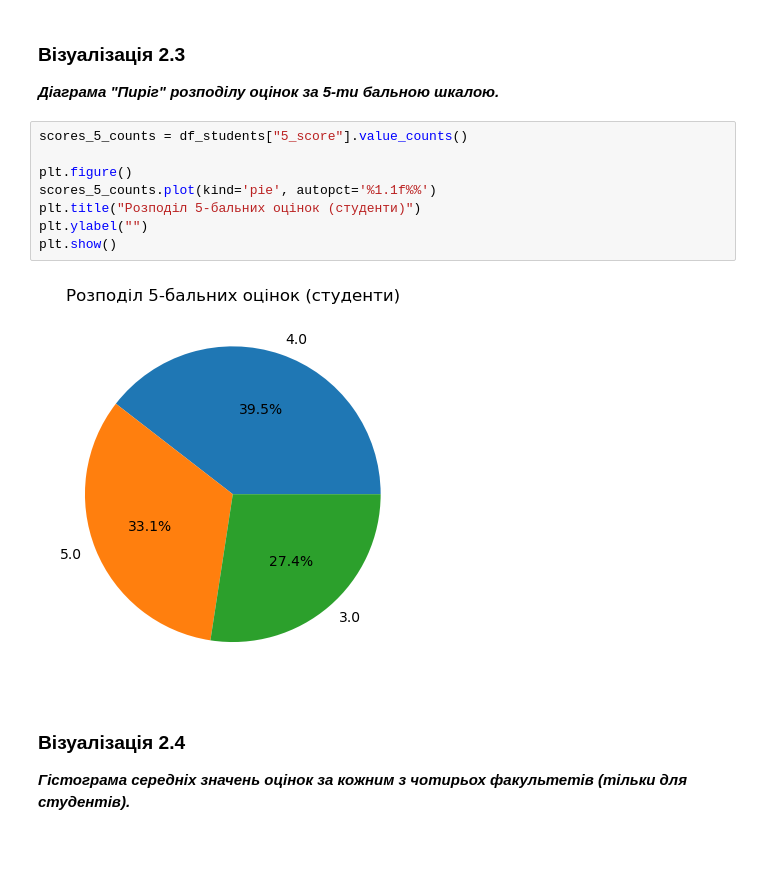
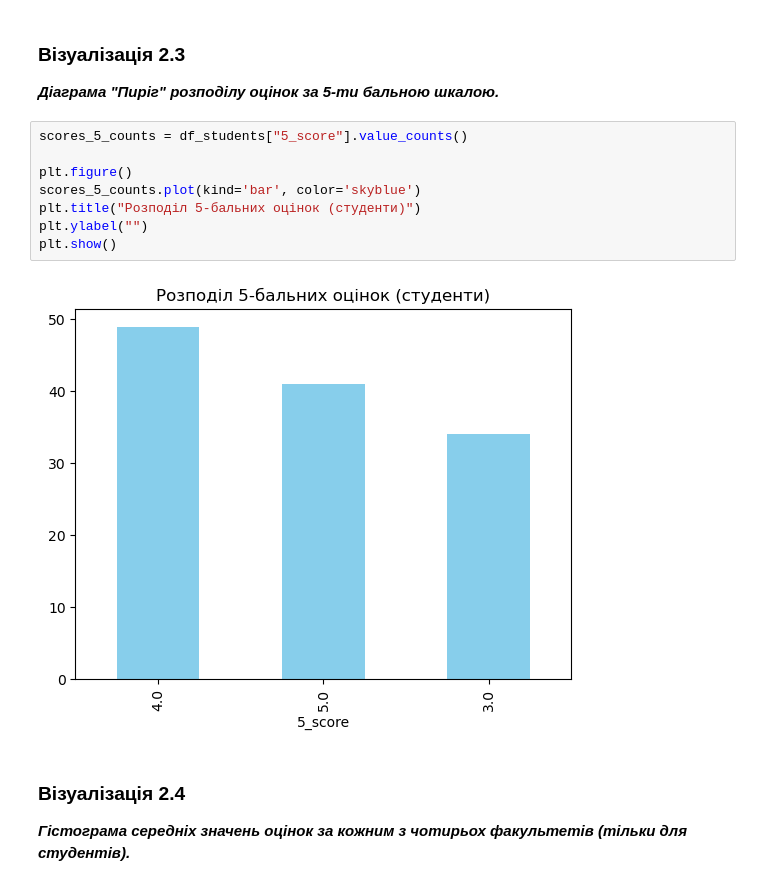
Before and after one commit to kshchuk/uni, a Jupyter notebook: 8-sem/MIS/Lab-2.ipynb, the cells around one changed output. Cells and saved outputs as stored; diff of their text form; blank space fills up the shorter version.

```diff
--- a/8-sem/MIS/Lab-2.ipynb
+++ b/8-sem/MIS/Lab-2.ipynb
@@ -308,13 +308,13 @@ _**Діаграма "Пиріг" розподілу оцінок за 5-ти б
 # %%
 scores_5_counts = df_students["5_score"].value_counts()
 
 plt.figure()
-scores_5_counts.plot(kind='pie', autopct='%1.1f%%')
+scores_5_counts.plot(kind='bar', color='skyblue')
 plt.title("Розподіл 5-бальних оцінок (студенти)")
 plt.ylabel("")
 plt.show()
 # %% [output]
-[figure, old version]
+[figure, new version]
 # %% [markdown]
 ### Візуалізація 2.4
 
```
Also changed, not shown: parts of 3 cells of this notebook, 7 other files.
